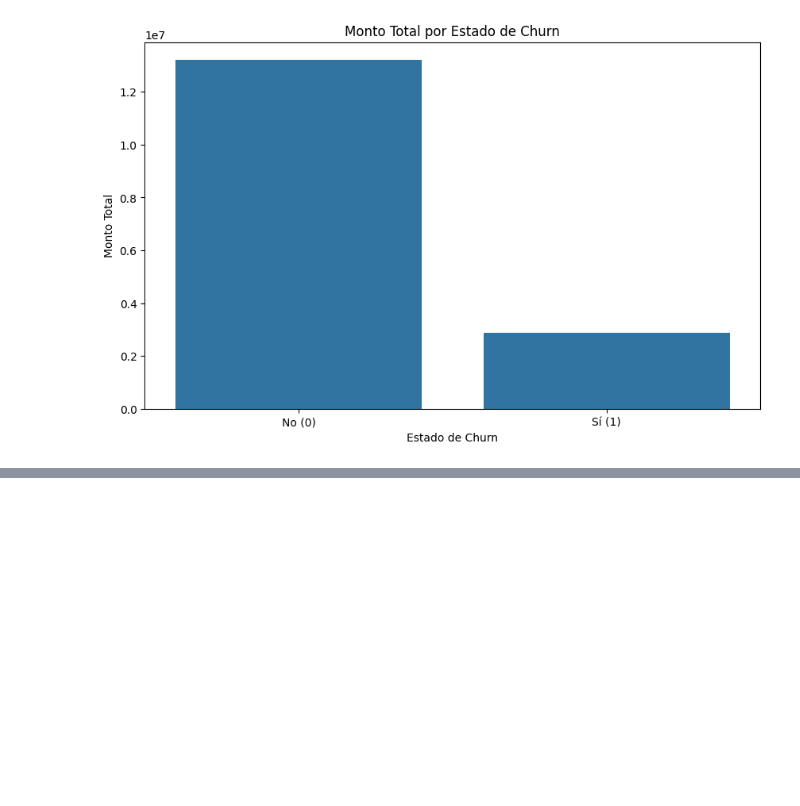
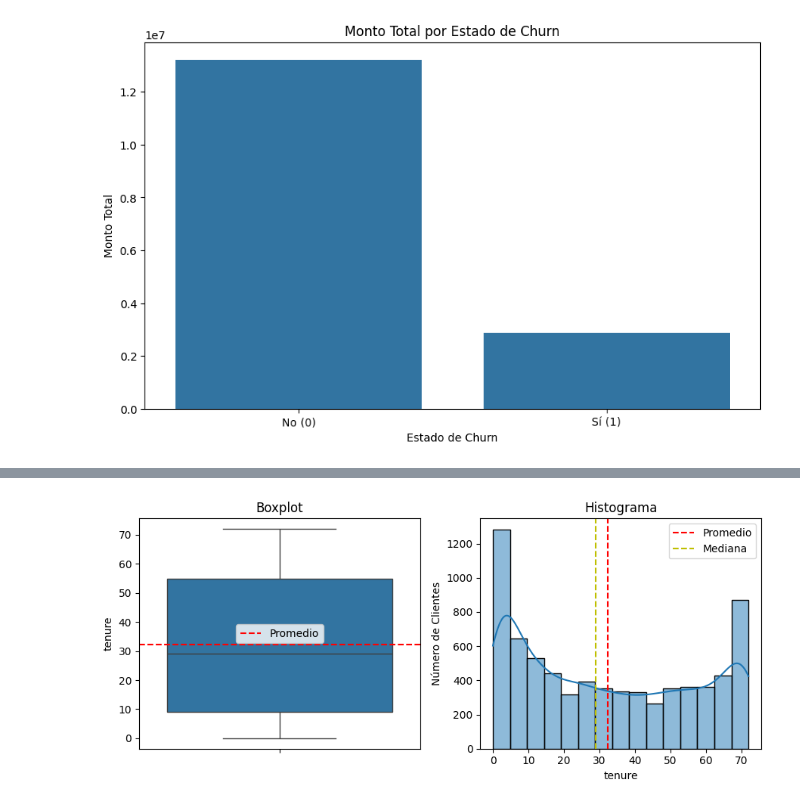
Before and after one commit to Antonio-B85/challenge-Parte-2--TelecomX, a Jupyter notebook: TelecomX_Parte2.ipynb, the cells around one changed output, grey strips where cells are left out. Cells and saved outputs as stored; diff of their text form; code cells hidden in the pictures; blank space fills up the shorter version.

```diff
--- a/TelecomX_Parte2.ipynb
+++ b/TelecomX_Parte2.ipynb
@@ -543,0 +571,26 @@ plt.show()
+# %%
+ternure_promedio = datos_org['tenure'].mean()
+ternure_mediana = datos_org['tenure'].median()
+
+fig, ax = plt.subplots(1, 2, figsize=(9, 4))
+
+sns.boxplot(data=datos_org, y='tenure', ax=ax[0])
+ax[0].set_title('Boxplot')
+ax[0].axhline(y=ternure_promedio, color='r', linestyle='--', label='Promedio')
+ax[0].legend()
+
+
+binwidth = ancho_bin(datos_org, 'tenure')
+sns.histplot(data=datos_org, x='tenure',ax=ax[1], kde=True, binwidth = binwidth)
+plt.ylabel('Número de Clientes')
+plt.grid(False)
+ax[1].set_title('Histograma')
+ax[1].axvline(x=ternure_promedio, color='r', linestyle='--', label='Promedio')
+ax[1].axvline(x=ternure_mediana, color='y', linestyle='--', label='Mediana')
+ax[1].legend()
+
+plt.tight_layout()
+
+plt.show()
+# %% [output]
+[figure, added]
```
Also changed, not shown: parts of 5 cells of this notebook.
